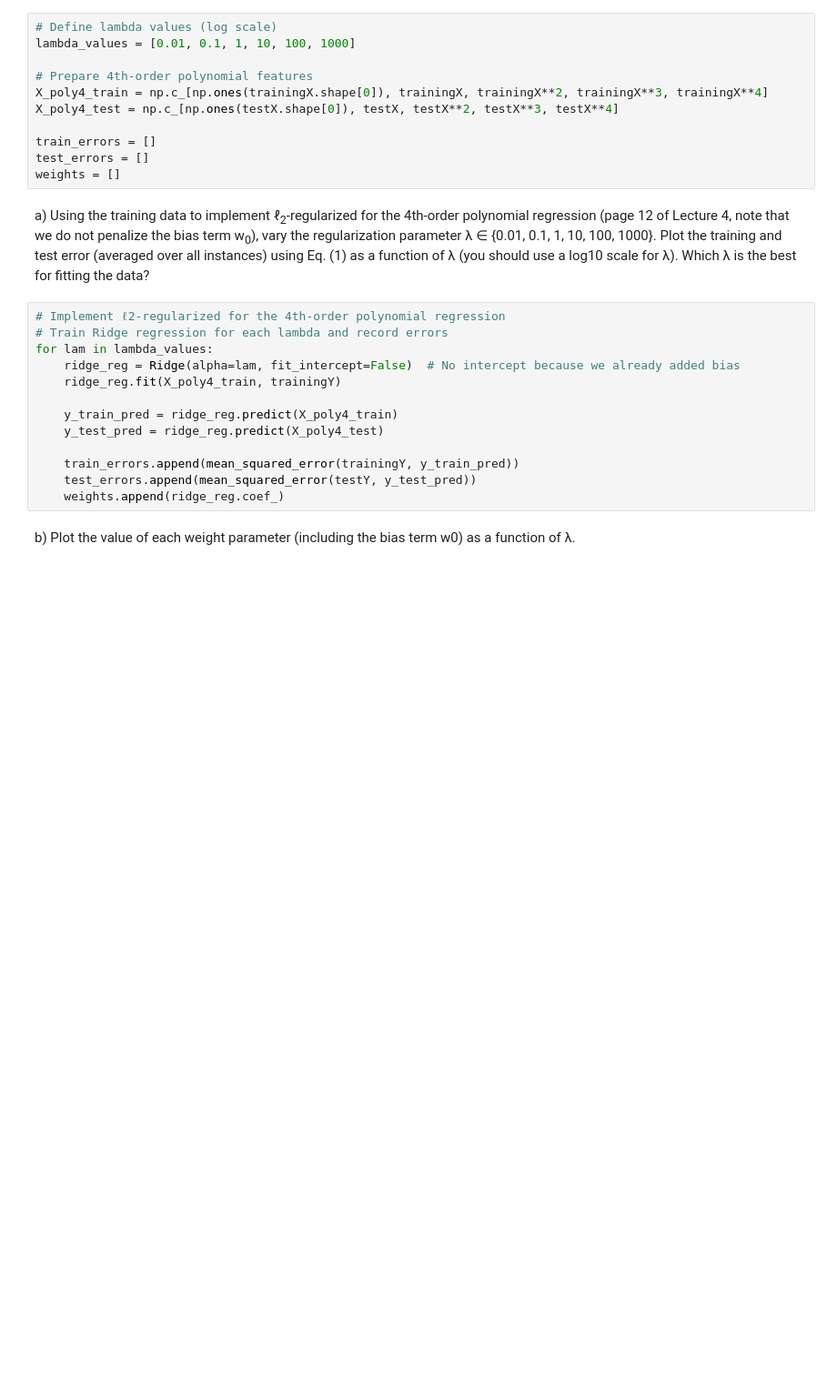
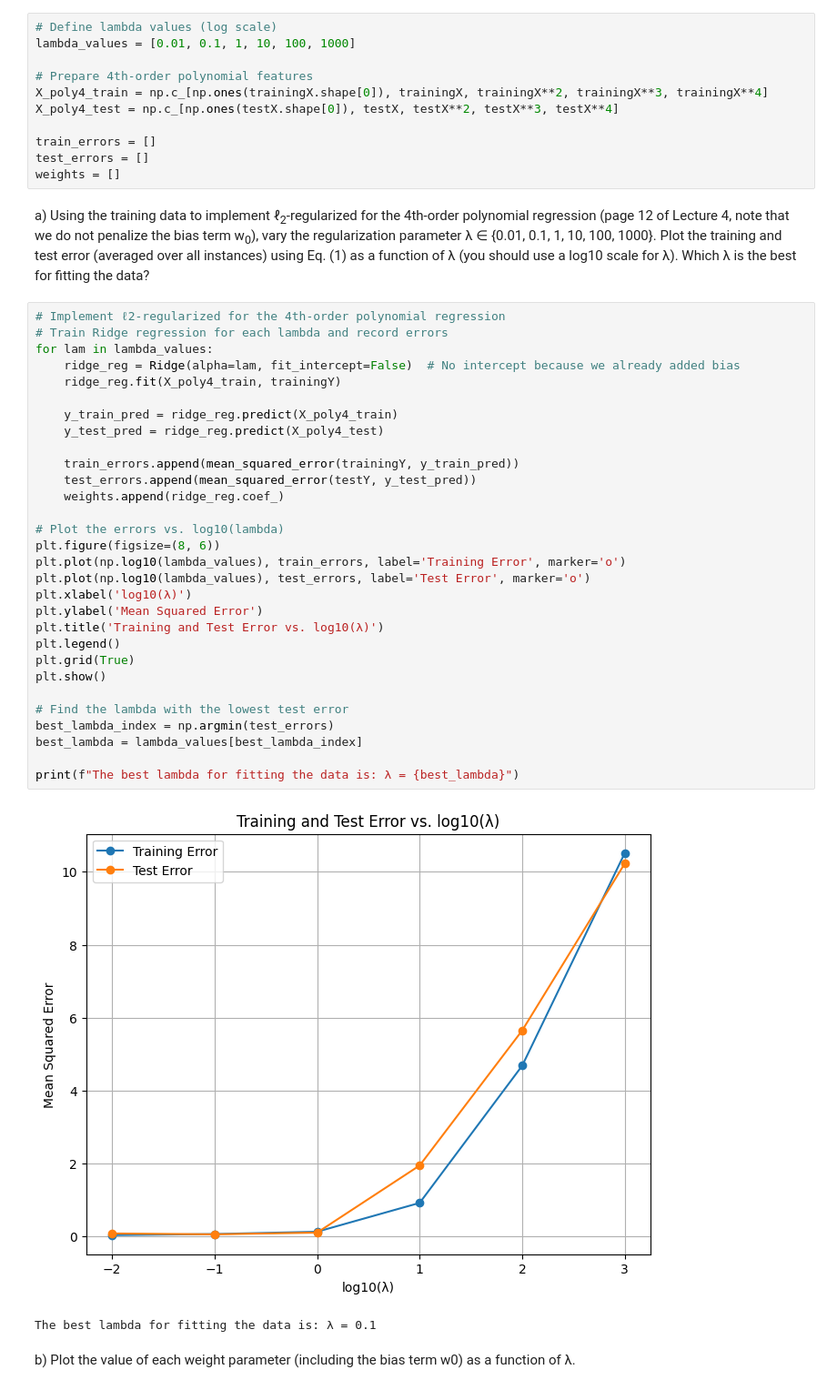
Before and after one commit to hpharen/4442-Assignments, a Jupyter notebook: Assignment 1/4442 Assignment 1 - hpate269.ipynb, the cells around one changed output. Shown at 91% size. Drawn from its saved outputs; the diff is of its cells as text; blank space fills up the shorter version.

```diff
--- a/Assignment 1/4442 Assignment 1 - hpate269.ipynb
+++ b/Assignment 1/4442 Assignment 1 - hpate269.ipynb
@@ -450,16 +450,36 @@ a) Using the training data to implement ℓ<sub>2</sub>-regularized for the 4th-
 # %%
 # Implement ℓ2-regularized for the 4th-order polynomial regression
 # Train Ridge regression for each lambda and record errors
 for lam in lambda_values:
     ridge_reg = Ridge(alpha=lam, fit_intercept=False)  # No intercept because we already added bias
     ridge_reg.fit(X_poly4_train, trainingY)
 
     y_train_pred = ridge_reg.predict(X_poly4_train)
     y_test_pred = ridge_reg.predict(X_poly4_test)
 
     train_errors.append(mean_squared_error(trainingY, y_train_pred))
     test_errors.append(mean_squared_error(testY, y_test_pred))
     weights.append(ridge_reg.coef_)
+
+# Plot the errors vs. log10(lambda)
+plt.figure(figsize=(8, 6))
+plt.plot(np.log10(lambda_values), train_errors, label='Training Error', marker='o')
+plt.plot(np.log10(lambda_values), test_errors, label='Test Error', marker='o')
+plt.xlabel('log10(λ)')
+plt.ylabel('Mean Squared Error')
+plt.title('Training and Test Error vs. log10(λ)')
+plt.legend()
+plt.grid(True)
+plt.show()
+
+# Find the lambda with the lowest test error
+best_lambda_index = np.argmin(test_errors)
+best_lambda = lambda_values[best_lambda_index]
+
+print(f"The best lambda for fitting the data is: λ = {best_lambda}")
+# %% [output]
+[figure, added]
+The best lambda for fitting the data is: λ = 0.1
 # %% [markdown]
 b) Plot the value of each weight parameter (including the bias term w0) as a function of λ.
 # %%
```
Also changed, not shown: parts of 2 cells of this notebook.
